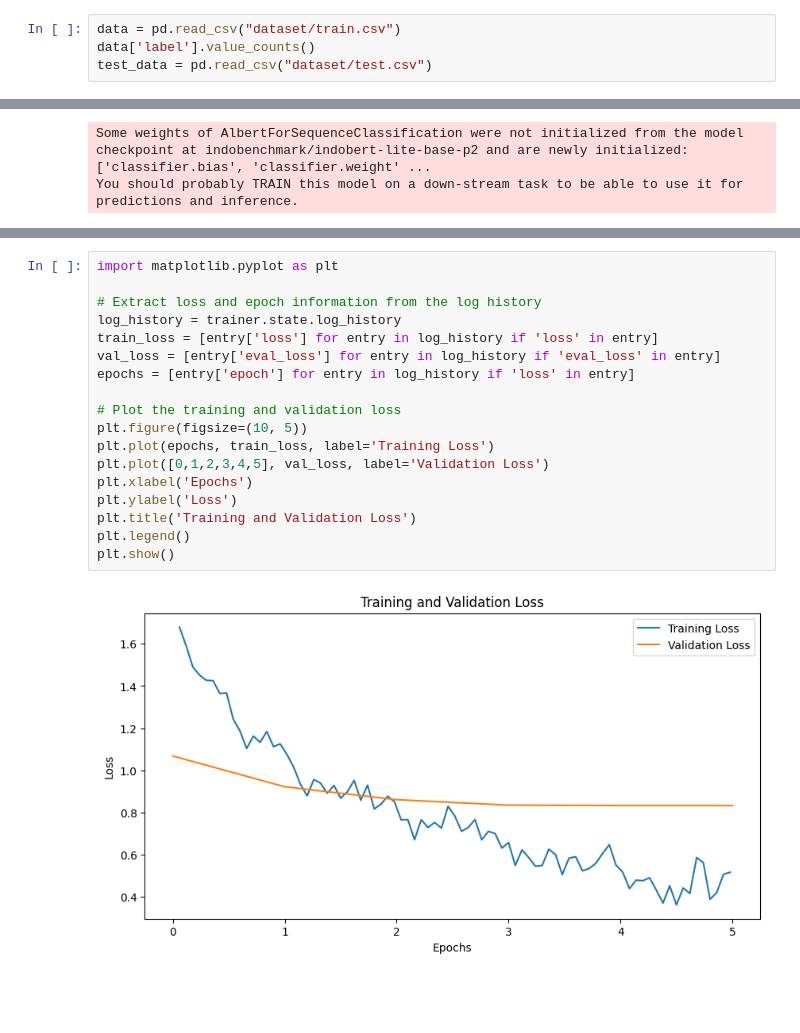
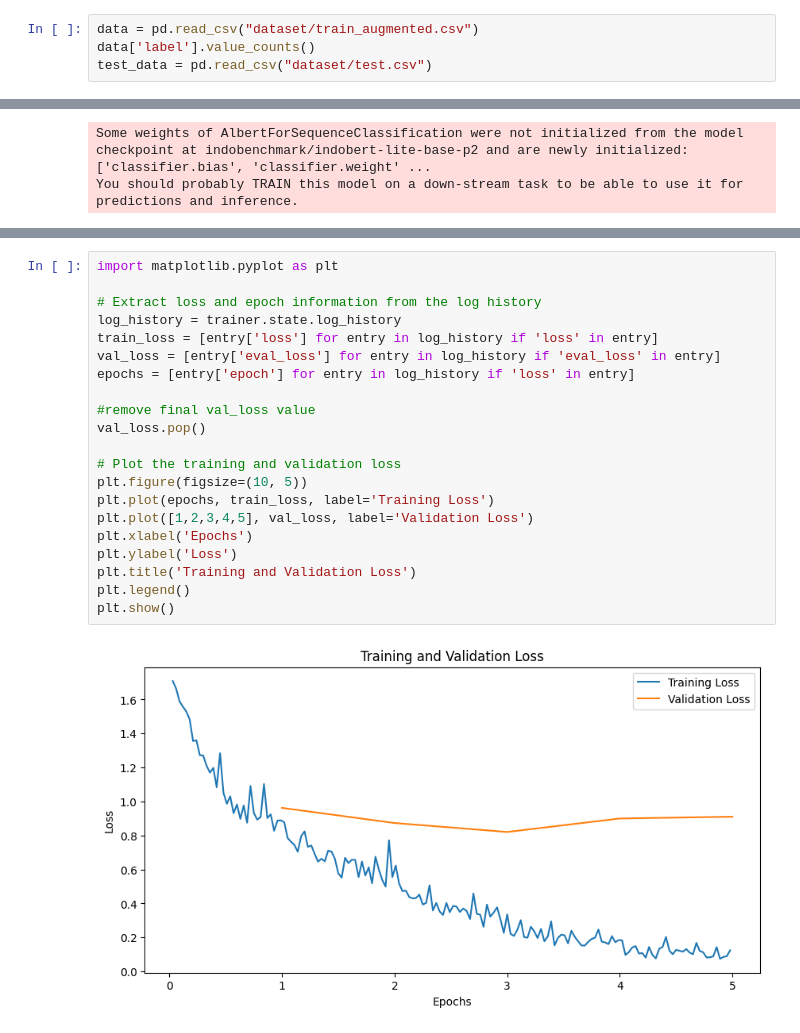
Before and after one commit to whyspaceee/Kapita-Selekta-RPLD-FP, a Jupyter notebook: sentencetransformer.ipynb, the cells around one changed output, grey strips where cells are left out. Cells and saved outputs as stored; diff of their text form; blank space fills up the shorter version.

```diff
--- a/sentencetransformer.ipynb
+++ b/sentencetransformer.ipynb
@@ -19,7 +19,7 @@ label2id = {
 }
 id2label = {v: k for k, v in label2id.items()}
 # %%
-data = pd.read_csv("dataset/train.csv")
+data = pd.read_csv("dataset/train_augmented.csv")
 data['label'].value_counts()
 test_data = pd.read_csv("dataset/test.csv")
 # %%
@@ -445,23 +444,26 @@ weighted avg       0.67      0.67      0.67       150
 # %%
 import matplotlib.pyplot as plt
 
 # Extract loss and epoch information from the log history
 log_history = trainer.state.log_history
 train_loss = [entry['loss'] for entry in log_history if 'loss' in entry]
 val_loss = [entry['eval_loss'] for entry in log_history if 'eval_loss' in entry]
 epochs = [entry['epoch'] for entry in log_history if 'loss' in entry]
 
+#remove final val_loss value
+val_loss.pop()
+
 # Plot the training and validation loss
 plt.figure(figsize=(10, 5))
 plt.plot(epochs, train_loss, label='Training Loss')
-plt.plot([0,1,2,3,4,5], val_loss, label='Validation Loss')
+plt.plot([1,2,3,4,5], val_loss, label='Validation Loss')
 plt.xlabel('Epochs')
 plt.ylabel('Loss')
 plt.title('Training and Validation Loss')
 plt.legend()
 plt.show()
 # %% [output]
-[figure, old version]
+[figure, new version]
 # %%
 #confusion matrix
 import seaborn as sns
```
Also changed, not shown: parts of 6 cells of this notebook, 10 other files.
